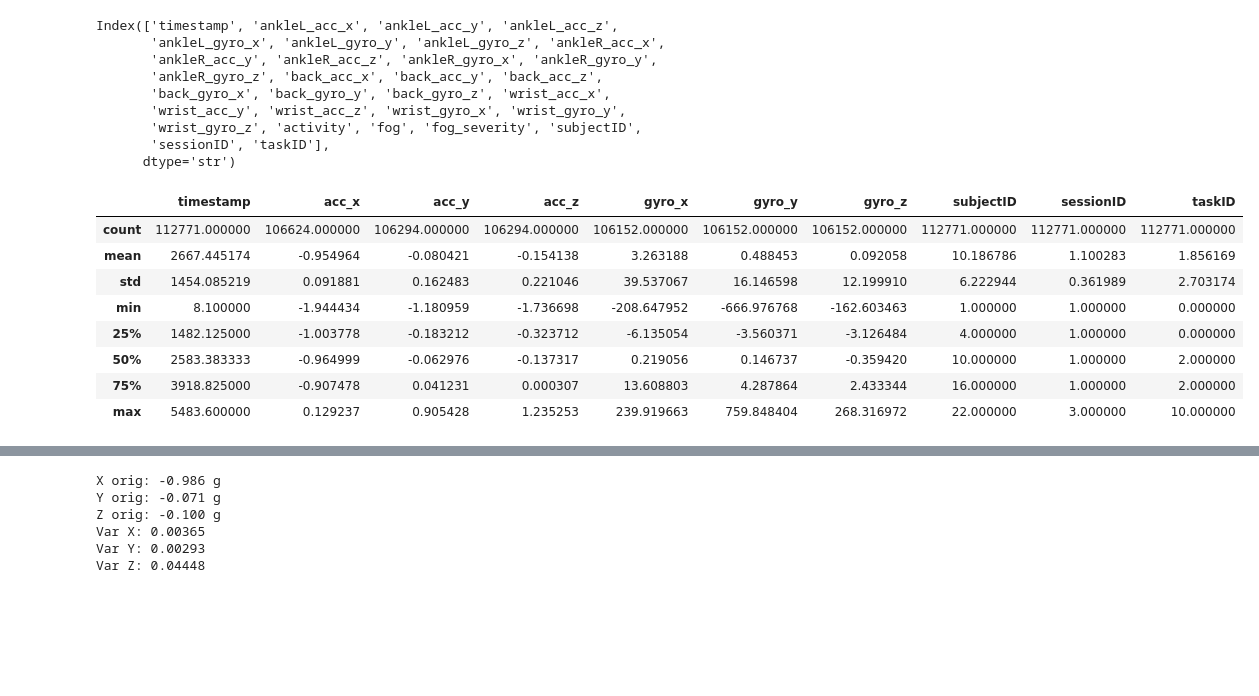
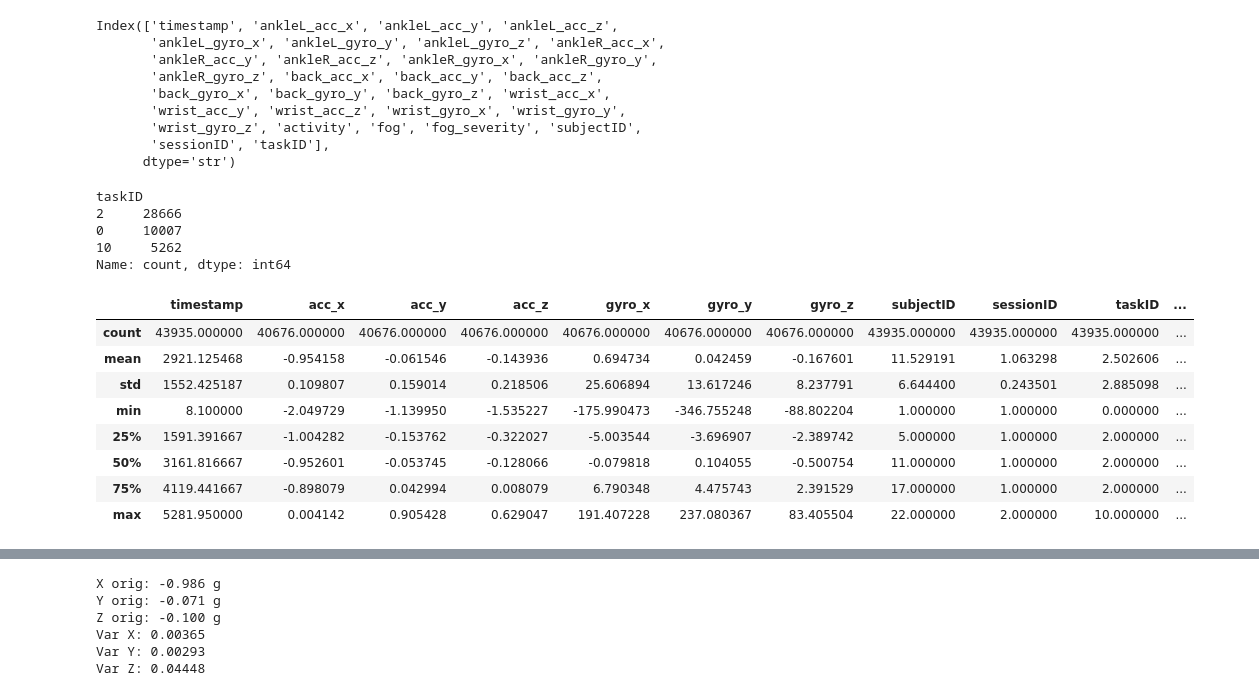
Before and after one commit to chiaramaretto/postural_instability, a Jupyter notebook: explore_data.ipynb, the cells around one changed output, grey strips where cells are left out. Cells and saved outputs as stored; diff of their text form; code cells hidden in the pictures; blank space fills up the shorter version.

```diff
--- a/explore_data.ipynb
+++ b/explore_data.ipynb
@@ -69,32 +47,46 @@ Index(['timestamp', 'ankleL_acc_x', 'ankleL_acc_y', 'ankleL_acc_z',
       dtype='str')
 # %%
 #keep only the columns that are needed for the analysis and rename them for better understanding
-fog_star_sensor = fog_star_sensor[["timestamp", "back_acc_x", "back_acc_y", "back_acc_z", "back_gyro_x", "back_gyro_y", "back_gyro_z","subjectID", "sessionID", "activity", "fog"]]
-fog_star_sensor.columns = ["timestamp", "acc_x", "acc_y", "acc_z", "gyro_x", "gyro_y", "gyro_z" ,"subjectID", "sessionID", "taskID", "fog"]
+fog_star_sensor = fog_star_sensor[["timestamp", "back_acc_x", "back_acc_y", "back_acc_z", "back_gyro_x", "back_gyro_y", "back_gyro_z","subjectID", "sessionID", "taskID", "activity", "fog"]]
+fog_star_sensor.columns = ["timestamp", "acc_x", "acc_y", "acc_z", "gyro_x", "gyro_y", "gyro_z" ,"subjectID", "sessionID", "taskID", "activity", "fog"]
 # %%
-# keep only tasks 3 stance and 6,7 turn
-# keep also task 4 sit to stand to verify axes
-fog_star_sensor = fog_star_sensor[fog_star_sensor.taskID.isin([4, 3, 6, 7])]
+# task 2: Stand 1min, task 3: Walk 1min, task 4: Sit-to-stand
+fog_star_sensor = fog_star_sensor[fog_star_sensor.taskID.isin([1, 2, 3])].copy()
 
-# discard rows with taskId 6,7 and fog=1
-fog_star_sensor = fog_star_sensor[~((fog_star_sensor.taskID.isin([6, 7])) & (fog_star_sensor.fog == 1))]
+fog_star_sensor['newTaskID'] = np.nan
+fog_star_sensor['isTurn'] = 0
 
-# map taskID to new code
-task_mapping = {
-    4:10,
-    3: 0,
-    6: 2,
-    7: 2}
-fog_star_sensor.taskID = fog_star_sensor.taskID.map(task_mapping)
-fog_star_sensor.drop(columns=["fog"], inplace=True)
+# - Task 2 (Stand 1min) -> Task 0
+fog_star_sensor.loc[fog_star_sensor['taskID'] == 2, 'newTaskID'] = 0
+
+# - Task 1 (Sit-to-stand) -> Task 10 to verify axes
+mask_turns = (fog_star_sensor['taskID'] == 1) & (fog_star_sensor['activity']==4)
+fog_star_sensor.loc[mask_turns, 'newTaskID'] = 10
+
+# - Task 3 + Activity 6/7 (turns) -> Task 2 and add a column 0/1 if turn or walk
+mask = (fog_star_sensor['taskID'] == 3) & (fog_star_sensor['fog'] == 0)
+mask_turns = (fog_star_sensor['taskID'] == 3) & (fog_star_sensor['activity'].isin([6, 7]))
+fog_star_sensor.loc[mask, 'newTaskID'] = 2
+fog_star_sensor.loc[mask_turns, 'isTurn'] = 1
+
+fog_star_sensor = fog_star_sensor.dropna(subset=['newTaskID']).copy()
+fog_star_sensor['taskID'] = fog_star_sensor['newTaskID'].astype(int)
+fog_star_sensor.drop(columns=['activity', 'fog', 'newTaskID'], inplace=True, errors='ignore')
+
+print(fog_star_sensor['taskID'].value_counts())
 fog_star_sensor.describe()
 # %% [output]
+taskID
+2     28666
+0     10007
+10     5262
+Name: count, dtype: int64
-|  | timestamp | acc_x | acc_y | acc_z | gyro_x | gyro_y | gyro_z | subjectID | sessionID | taskID |
-| count | 112771.000000 | 106624.000000 | 106294.000000 | 106294.000000 | 106152.000000 | 106152.000000 | 106152.000000 | 112771.000000 | 112771.000000 | 112771.000000 |
-| mean | 2667.445174 | -0.954964 | -0.080421 | -0.154138 | 3.263188 | 0.488453 | 0.092058 | 10.186786 | 1.100283 | 1.856169 |
-| std | 1454.085219 | 0.091881 | 0.162483 | 0.221046 | 39.537067 | 16.146598 | 12.199910 | 6.222944 | 0.361989 | 2.703174 |
-| min | 8.100000 | -1.944434 | -1.180959 | -1.736698 | -208.647952 | -666.976768 | -162.603463 | 1.000000 | 1.000000 | 0.000000 |
-| 25% | 1482.125000 | -1.003778 | -0.183212 | -0.323712 | -6.135054 | -3.560371 | -3.126484 | 4.000000 | 1.000000 | 0.000000 |
-| 50% | 2583.383333 | -0.964999 | -0.062976 | -0.137317 | 0.219056 | 0.146737 | -0.359420 | 10.000000 | 1.000000 | 2.000000 |
-| 75% | 3918.825000 | -0.907478 | 0.041231 | 0.000307 | 13.608803 | 4.287864 | 2.433344 | 16.000000 | 1.000000 | 2.000000 |
-| max | 5483.600000 | 0.129237 | 0.905428 | 1.235253 | 239.919663 | 759.848404 | 268.316972 | 22.000000 | 3.000000 | 10.000000 |
+|  | timestamp | acc_x | acc_y | acc_z | gyro_x | gyro_y | gyro_z | subjectID | sessionID | taskID | ... |
+| count | 43935.000000 | 40676.000000 | 40676.000000 | 40676.000000 | 40676.000000 | 40676.000000 | 40676.000000 | 43935.000000 | 43935.000000 | 43935.000000 | ... |
+| mean | 2921.125468 | -0.954158 | -0.061546 | -0.143936 | 0.694734 | 0.042459 | -0.167601 | 11.529191 | 1.063298 | 2.502606 | ... |
+| std | 1552.425187 | 0.109807 | 0.159014 | 0.218506 | 25.606894 | 13.617246 | 8.237791 | 6.644400 | 0.243501 | 2.885098 | ... |
+| min | 8.100000 | -2.049729 | -1.139950 | -1.535227 | -175.990473 | -346.755248 | -88.802204 | 1.000000 | 1.000000 | 0.000000 | ... |
+| 25% | 1591.391667 | -1.004282 | -0.153762 | -0.322027 | -5.003544 | -3.696907 | -2.389742 | 5.000000 | 1.000000 | 2.000000 | ... |
+| 50% | 3161.816667 | -0.952601 | -0.053745 | -0.128066 | -0.079818 | 0.104055 | -0.500754 | 11.000000 | 1.000000 | 2.000000 | ... |
+| 75% | 4119.441667 | -0.898079 | 0.042994 | 0.008079 | 6.790348 | 4.475743 | 2.391529 | 17.000000 | 1.000000 | 2.000000 | ... |
+| max | 5281.950000 | 0.004142 | 0.905428 | 0.629047 | 191.407228 | 237.080367 | 83.405504 | 22.000000 | 2.000000 | 10.000000 | ... |
```
Also changed, not shown: parts of 45 cells of this notebook, 2 other files.
